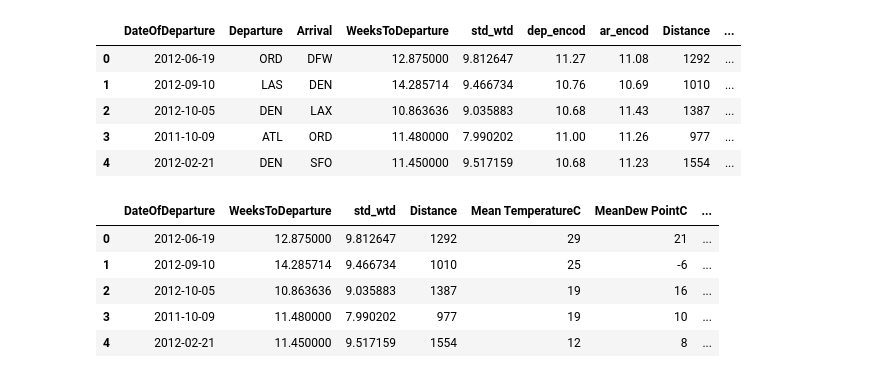
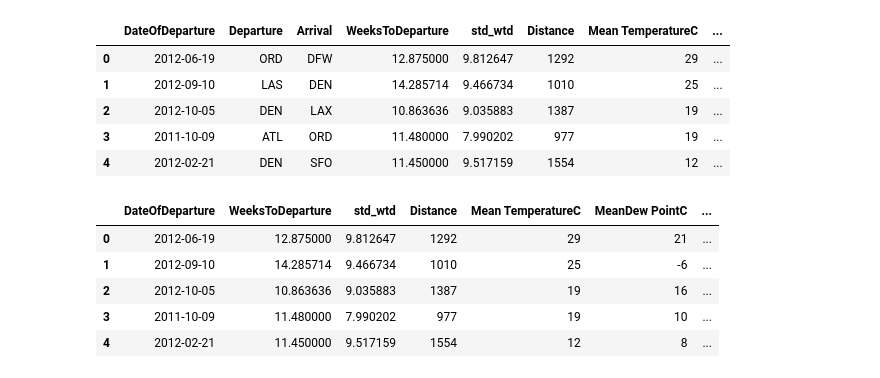
Before and after one commit to AdrienToulouse/Predicting_air_traffic, a Jupyter notebook: Polo's feature_extractors.ipynb, the cells around one changed output. Drawn from its saved outputs; the diff is of its cells as text; code cells hidden in the pictures.

Commit message:
encode date

```diff
--- a/Polo's feature_extractors.ipynb
+++ b/Polo's feature_extractors.ipynb
@@ -29,0 +20,3 @@ X_encoded.head()
+# %%
+ext_data = pd.read_csv('submissions/starting_kit/external_data.csv', sep=';')
+ext_data.head()
@@ -30,21 +30,23 @@ X_encoded.head()
 # %%
-external_data = pd.read_csv('submissions/starting_kit/external_data.csv')
-external_data = external_data[['DateOfDeparture', 'Departure', 'Arrival', 'dep_encod', 'ar_encod', 'Distance',
-                                'Mean TemperatureC', 'MeanDew PointC', 'Mean Humidity', 'Min VisibilitykM',
-                                'Max Wind SpeedKm/h', 'Precipitationmm','CloudCover','Events']]
-
-X_encoded = pd.merge(X_encoded, external_data, how='left',
-            left_on=['DateOfDeparture', 'Departure', 'Arrival'],
-            right_on=['DateOfDeparture','Departure', 'Arrival'],
+X_encoded = X_df
+external_data = ext_data[['Departure', 'Arrival',  'Distance', 'DateOfDeparture',
+                            'Mean TemperatureC', 'MeanDew PointC', 'Mean Humidity',
+                            'Mean Sea Level PressurehPa', 'Min VisibilitykM',
+                            'Max Wind SpeedKm/h', 'Precipitationmm', 'CloudCover', 'Events',
+                            'Number_hab', 'Revenue', 'Oil_price', 'dep_encod', 'ar_encod']]
+X_encoded = pd.merge(
+            X_encoded, external_data, how='left',
+            left_on=['DateOfDeparture', 'Arrival', 'Departure'],
+            right_on=['DateOfDeparture', 'Arrival', 'Departure'],
             sort=False)
 X_encoded.head()
 # %% [output]
-|  | DateOfDeparture | Departure | Arrival | WeeksToDeparture | std_wtd | dep_encod | ar_encod | Distance | ... |
-| 0 | 2012-06-19 | ORD | DFW | 12.875000 | 9.812647 | 11.27 | 11.08 | 1292 | ... |
-| 1 | 2012-09-10 | LAS | DEN | 14.285714 | 9.466734 | 10.76 | 10.69 | 1010 | ... |
-| 2 | 2012-10-05 | DEN | LAX | 10.863636 | 9.035883 | 10.68 | 11.43 | 1387 | ... |
-| 3 | 2011-10-09 | ATL | ORD | 11.480000 | 7.990202 | 11.00 | 11.26 | 977 | ... |
-| 4 | 2012-02-21 | DEN | SFO | 11.450000 | 9.517159 | 10.68 | 11.23 | 1554 | ... |
+|  | DateOfDeparture | Departure | Arrival | WeeksToDeparture | std_wtd | Distance | Mean TemperatureC | ... |
+| 0 | 2012-06-19 | ORD | DFW | 12.875000 | 9.812647 | 1292 | 29 | ... |
+| 1 | 2012-09-10 | LAS | DEN | 14.285714 | 9.466734 | 1010 | 25 | ... |
+| 2 | 2012-10-05 | DEN | LAX | 10.863636 | 9.035883 | 1387 | 19 | ... |
+| 3 | 2011-10-09 | ATL | ORD | 11.480000 | 7.990202 | 977 | 19 | ... |
+| 4 | 2012-02-21 | DEN | SFO | 11.450000 | 9.517159 | 1554 | 12 | ... |
 # %%
 X_encoded = X_encoded.join(pd.get_dummies(X_encoded['Departure'], prefix = 'd'))
 X_encoded = X_encoded.join(pd.get_dummies(X_encoded['Arrival'], prefix='a'))
```
Also changed, not shown: parts of 24 cells of this notebook, 13 other files.
